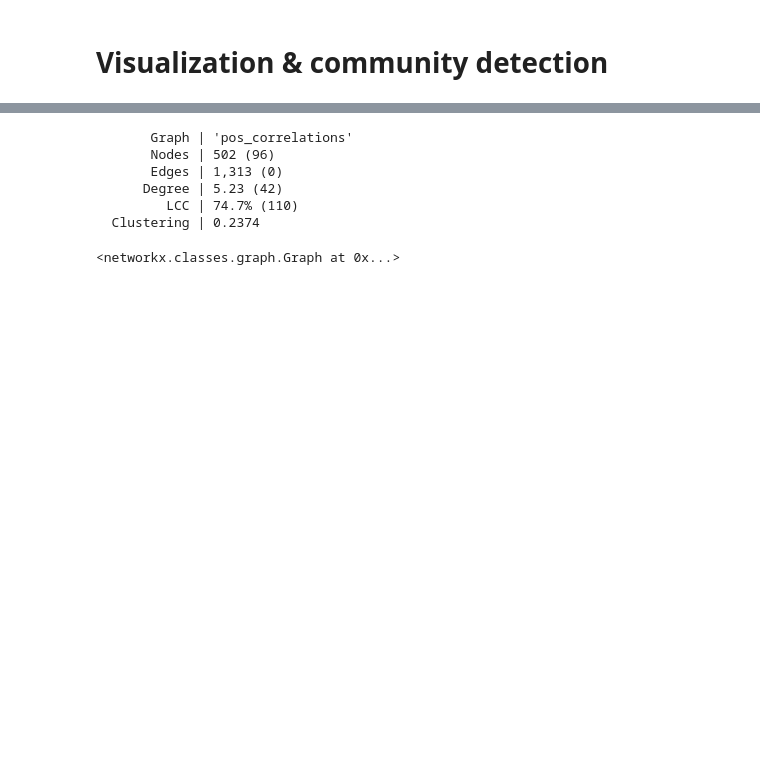
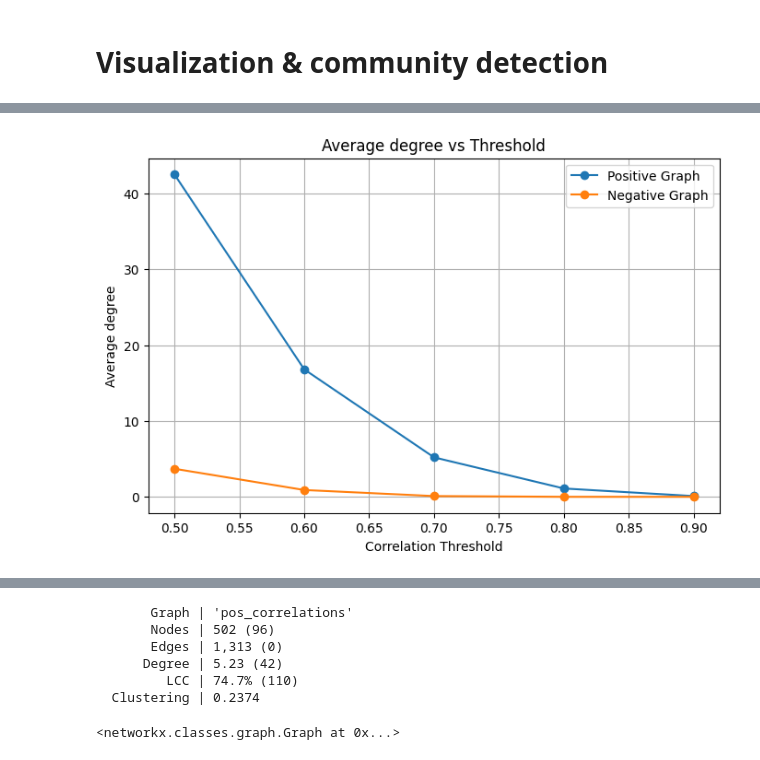
Before and after one commit to HSellis/INA-Project, a Jupyter notebook: community_detection.ipynb, the cells around one changed output, grey strips where cells are left out. Saved outputs shown, nothing was run; the diff lists cells and outputs as text; code cells hidden in the pictures; blank space fills up the shorter version.

```diff
--- a/community_detection.ipynb
+++ b/community_detection.ipynb
@@ -34,0 +88,15 @@ G_pos, G_neg = correlation_to_pos_neg_graphs(correlations, stocks_info, threshol
+# %%
+pivot_df = graph_stats_df.pivot(index='Threshold', columns='Graph type', values='Average degree')
+
+plt.figure(figsize=(8, 5))
+plt.plot(pivot_df.index, pivot_df['positive'], marker='o', label='Positive Graph')
+plt.plot(pivot_df.index, pivot_df['negative'], marker='o', label='Negative Graph')
+
+plt.title('Average degree vs Threshold')
+plt.xlabel('Correlation Threshold')
+plt.ylabel('Average degree')
+plt.grid(True)
+plt.legend()
+plt.show()
+# %% [output]
+[figure, added]
```
Also changed, not shown: parts of 15 cells of this notebook, 1 other file.
